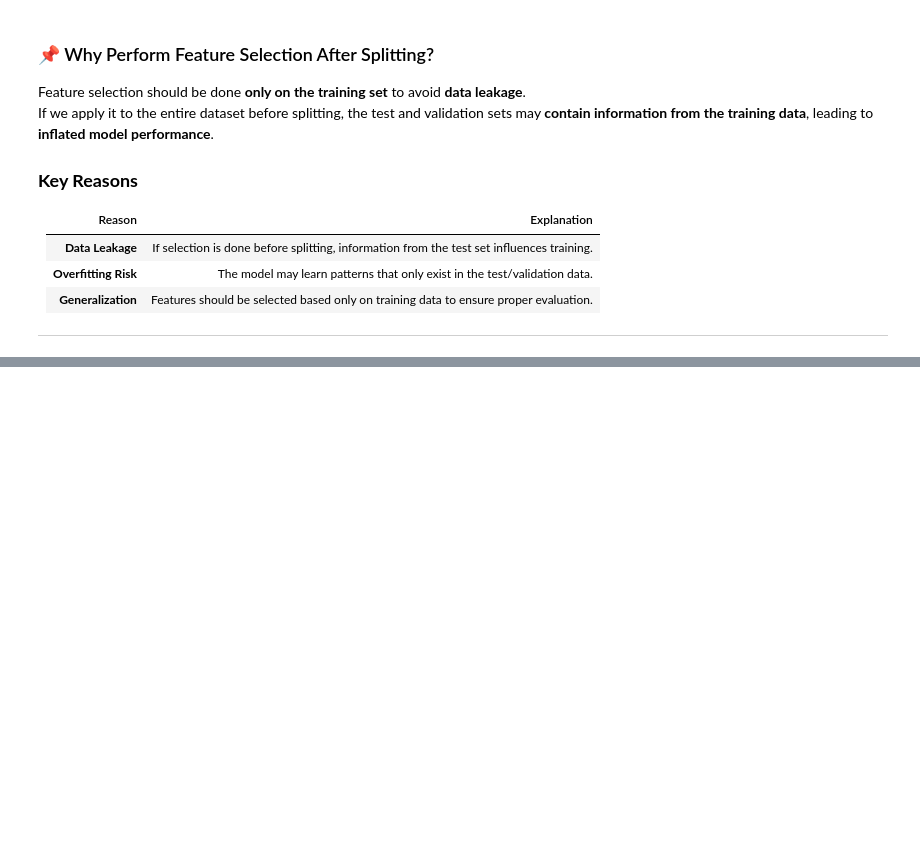
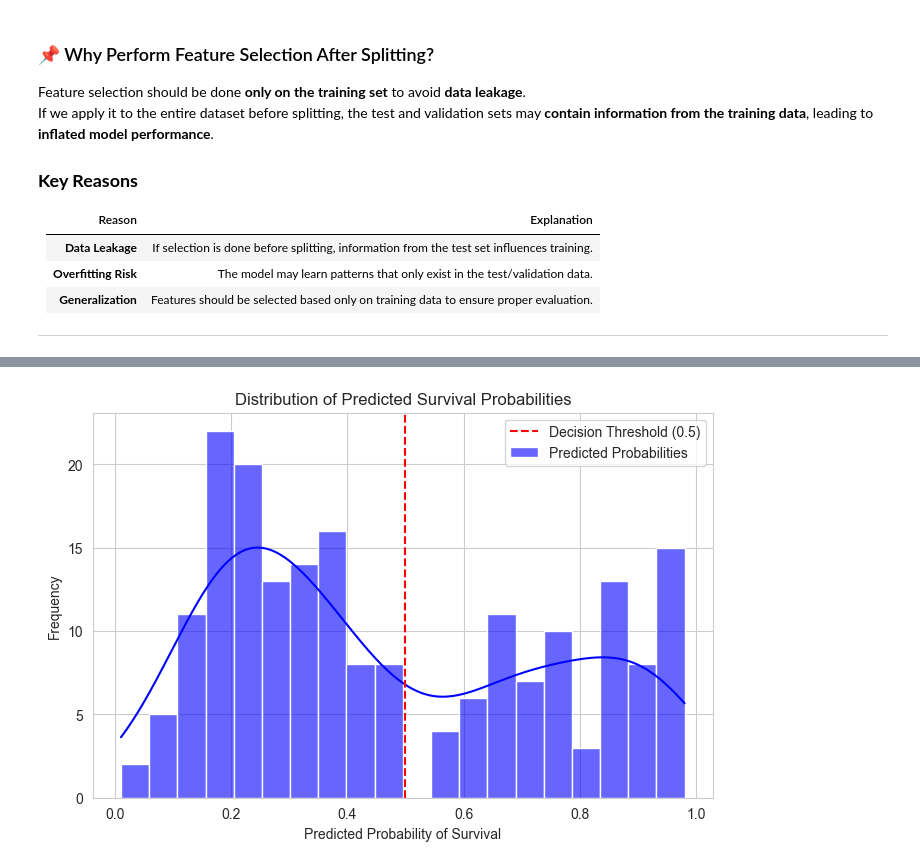
Before and after one commit to JSebastianIEU/ML-fundamentals-2025, a Jupyter notebook: Assignment1/assignment_1_JuanSebastian_Peña[_Peña] .ipynb, the cells around one changed output, grey strips where cells are left out. Saved outputs shown, nothing was run; the diff lists cells and outputs as text; code cells hidden in the pictures; blank space fills up the shorter version.

```diff
--- a/Assignment1/assignment_1_JuanSebastian_Peña[_Peña] .ipynb
+++ b/Assignment1/assignment_1_JuanSebastian_Peña[_Peña] .ipynb
@@ -1018,0 +1027,6 @@ If we apply it to the entire dataset before splitting, the test and validation s
+# %%
+# Train Logistic Regression Model on the resampled dataset
+log_reg = LogisticRegression(random_state=42, max_iter=500)
+log_reg.fit(X_train_resampled, y_train_resampled)
+
+print("✅ Model training complete.")
@@ -1018,0 +1055,18 @@ If we apply it to the entire dataset before splitting, the test and validation s
+# %%
+# Predict survival probabilities on the validation set
+y_val_pred_probs = log_reg.predict_proba(X_val)[:, 1]  # Extract probabilities for survival (class 1)
+
+# Apply a decision threshold to classify passengers
+threshold = 0.5
+y_val_pred = (y_val_pred_probs >= threshold).astype(int)  # Convert probabilities to binary labels
+
+# Combine predictions with actual values for comparison
+predictions_df = pd.DataFrame({
+    "Passenger Index": X_val.index,
+    "Predicted Probability": y_val_pred_probs,
+    "Predicted Survival (Binary)": y_val_pred,
+    "Actual Survival": y_val.values,  # Actual survival values from the dataset
+})
+
+# Display first few rows of the comparison
+print(predictions_df.head(10))
@@ -1018,0 +1154,12 @@ If we apply it to the entire dataset before splitting, the test and validation s
+# %%
+# Plot actual vs. predicted survival probability distribution
+plt.figure(figsize=(8, 5))
+sns.histplot(y_val_pred_probs, bins=20, kde=True, color="blue", alpha=0.6, label="Predicted Probabilities")
+plt.axvline(0.5, color="red", linestyle="--", label="Decision Threshold (0.5)")
+plt.xlabel("Predicted Probability of Survival")
+plt.ylabel("Frequency")
+plt.title("Distribution of Predicted Survival Probabilities")
+plt.legend()
+plt.show()
+# %% [output]
+[figure, added]
```
Also changed, not shown: parts of 24 cells of this notebook.
